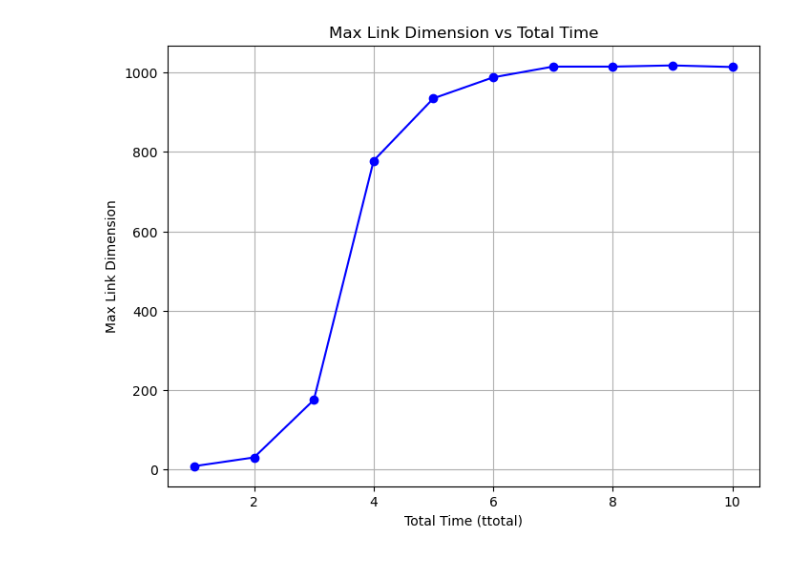
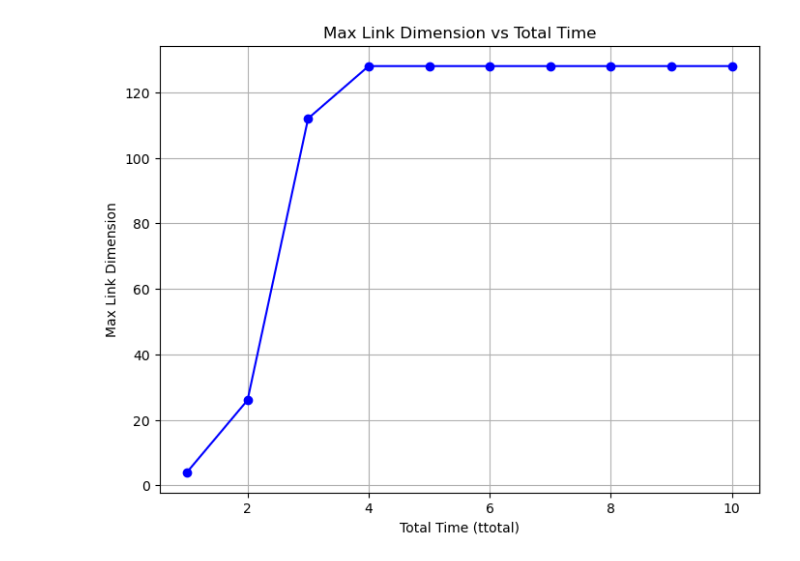
Before and after one commit to RocioValentin/iTensor, a Jupyter notebook: tutorial/mps_time_evolving/plotting.ipynb, the cells around one changed output. Saved outputs shown, nothing was run; the diff lists cells and outputs as text; code cells hidden in the pictures.

```diff
--- a/tutorial/mps_time_evolving/plotting.ipynb
+++ b/tutorial/mps_time_evolving/plotting.ipynb
@@ -41,18 +136,19 @@ plt.show()
 # %%
-data = pd.read_csv('maxLinkDim_vs_ttotal2.csv')
+data = pd.read_csv('maxLinkDim_vs_ttotal5.csv')
 
 # Plot maxLinkDim vs ttotal
 plt.figure(figsize=(8, 6))
-plt.plot(data['ttotal'], data['maxLinkDim'], marker='o', linestyle='-', color='b')
+plt.plot(data['ttotal'], data['maxLinkDim'], marker='o', linestyle='-', color='b', label='N = 10')
+#plt.plot(data10['ttotal'], data10['maxLinkDim'], marker='x', linestyle='--', color='r', label='N = 10')
 plt.xlabel('Total Time (ttotal)')
 plt.ylabel('Max Link Dimension')
 plt.title('Max Link Dimension vs Total Time')
 plt.grid(True)
 plt.show()
 
-# int N = 20; //number of sites
-# Real tstep = 0.5; //0.02; //time step (smaller is generally more accurate)
-# Real ttotal_max = 10; //1.0; //total time to evolve
-# Real cutoff = 1E-8; //truncation error cutoff when restoring MPS form
+# int N = 15;
+#     Real tstep = 1;
+#     Real ttotal_max = 10;
+#     Real cutoff = 1E-8;
 # %% [output]
-[figure, old version]
+[figure, new version]
```
Also changed, not shown: parts of 8 cells of this notebook.
